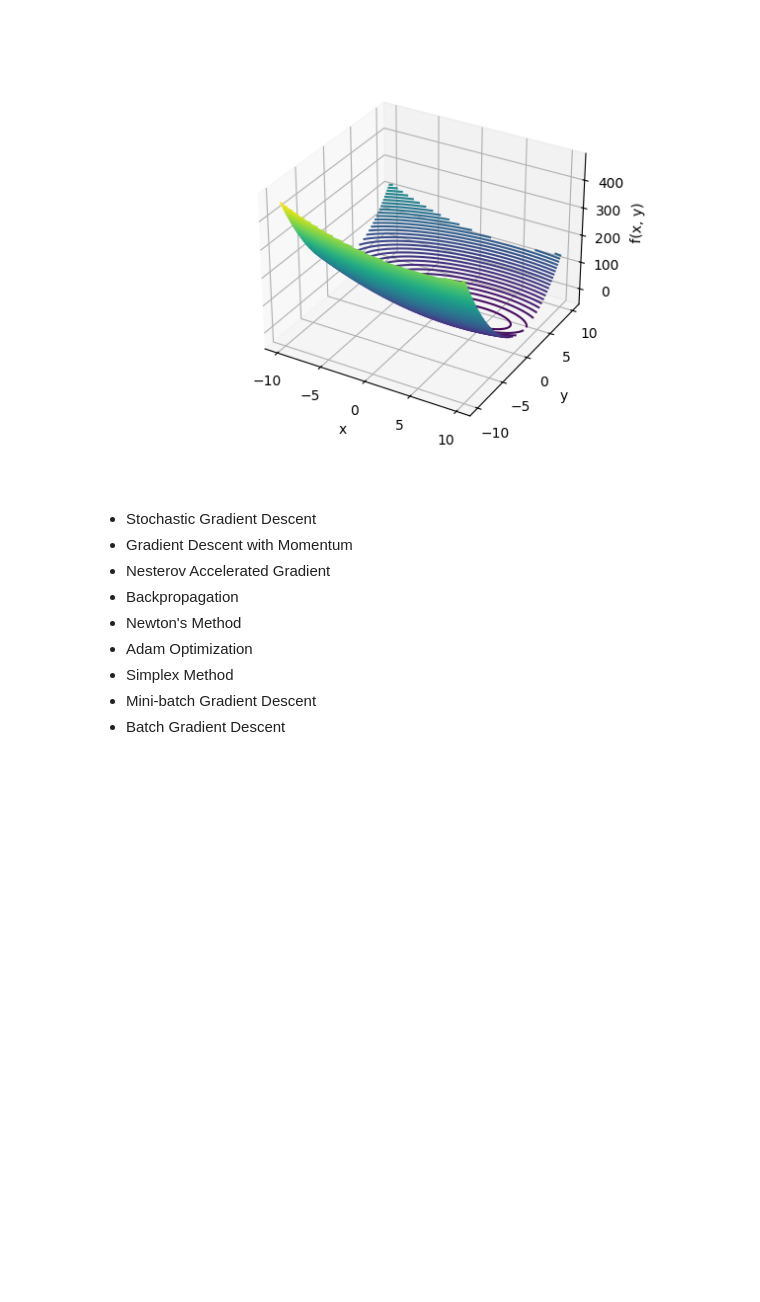
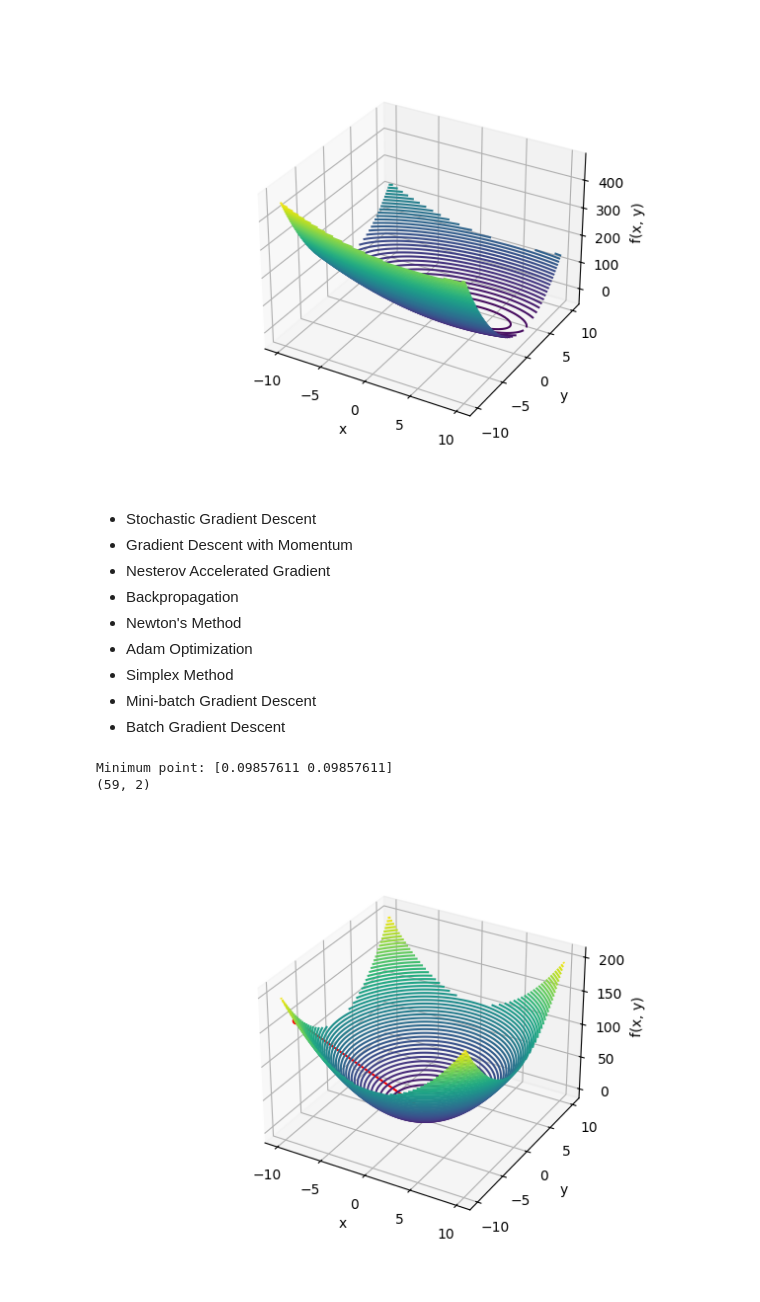
Before and after one commit to robertpaulp/ML-from-scratch, a Jupyter notebook: optimization/gradients.ipynb, the cells around one changed output. Cells and saved outputs as stored; diff of their text form; code cells hidden in the pictures; blank space fills up the shorter version.

Commit message:
Working on stochastic & momentum

```diff
--- a/optimization/gradients.ipynb
+++ b/optimization/gradients.ipynb
@@ -375,3 +372,54 @@ Trajectory: [[-9.         -9.        ]
 # %%
 def stochastic_gradient_descent():
     pass
+# %%
+def gradient_descent_momentum(x, gamma, func_gradient, epsilon, max_iter=100):
+    x_new = np.zeros(x.shape)
+    trajectory = np.array([x])
+    i = 0
+
+    # TODO
+    m = np.zeros(x.shape)
+    alpha = 0.01
+    alpha_prev = alpha
+
+    while i < max_iter:
+        # Variant 1
+        m = gamma * m + (1 - gamma) * func_gradient(x)
+
+        x_new = x_new - alpha * m
+
+        # Variant 2
+        # alpha_med = alpha * (1 - gamma)
+
+        # beta_med = alpha * gamma /  alpha_prev
+
+        if np.linalg.norm(x - x_new) < epsilon:
+            break
+
+        i += 1
+        alpha_prev = alpha
+        x = x_new
+        trajectory = np.append(trajectory, [x], axis=0)
+
+    return x_new, trajectory.reshape(-1, 2), i
+
+'''Starting variables'''
+x_start = np.array([-9, -9])
+epsilon = 0.0001
+gamma = 0.98
+x = np.linspace(-10, 10, 100)
+y = np.linspace(-10, 10, 100)
+
+# Calling the function
+x_min, trajectory, steps = gradient_descent_momentum(x_start, gamma, func_grad, epsilon, max_iter=100)
+
+print('Minimum point:', x_min)
+print(trajectory.shape)
+
+# Plot the function
+plot_func(func, x, y, x_start, x_min, trajectory, type=1)
+# %% [output]
+Minimum point: [0.09857611 0.09857611]
+(59, 2)
+[figure, added]
```
Also changed, not shown: parts of 3 cells of this notebook.
